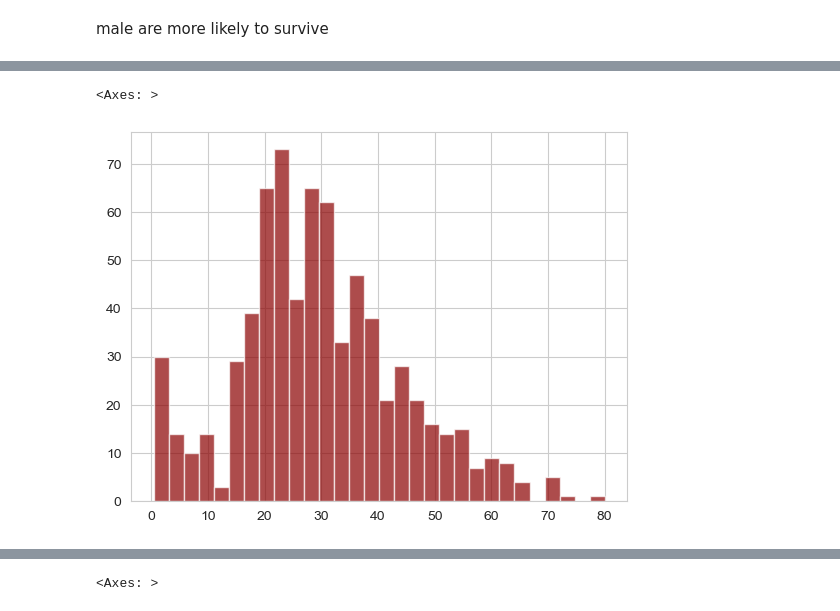
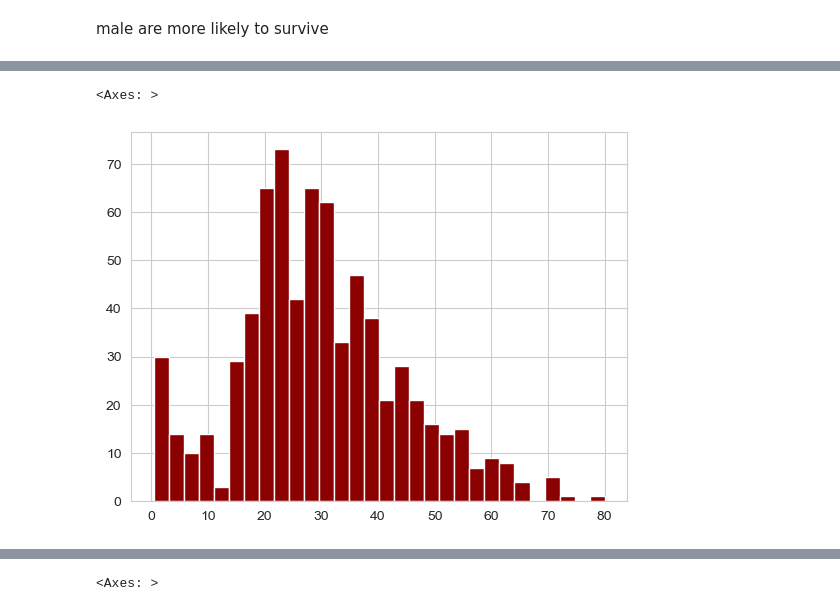
Before and after one commit to Rui-Shi/Python_DS_ML_Bootcamp-Master, a Jupyter notebook: 13-Logistic-Regression/01-Logistic Regression with Python.ipynb, the cells around one changed output, grey strips where cells are left out. Drawn from its saved outputs; the diff is of its cells as text; code cells hidden in the pictures.

```diff
--- a/13-Logistic-Regression/01-Logistic Regression with Python.ipynb
+++ b/13-Logistic-Regression/01-Logistic Regression with Python.ipynb
@@ -99,8 +110,8 @@ sns.distplot(train['Age'].dropna(),kde=True,color='darkred',bins=20)  # .dropna(
 # %%
-train['Age'].hist(bins=30,color='darkred',alpha=0.7)
+train['Age'].hist(bins=30,color='darkred',alpha=1)
 # %% [output]
 <Axes: >
-[figure, old version]
+[figure, new version]
 # %%
 sns.countplot(x='SibSp',data=train)
 # %% [output]
```
Also changed, not shown: parts of 14 cells of this notebook, 1 other file.
